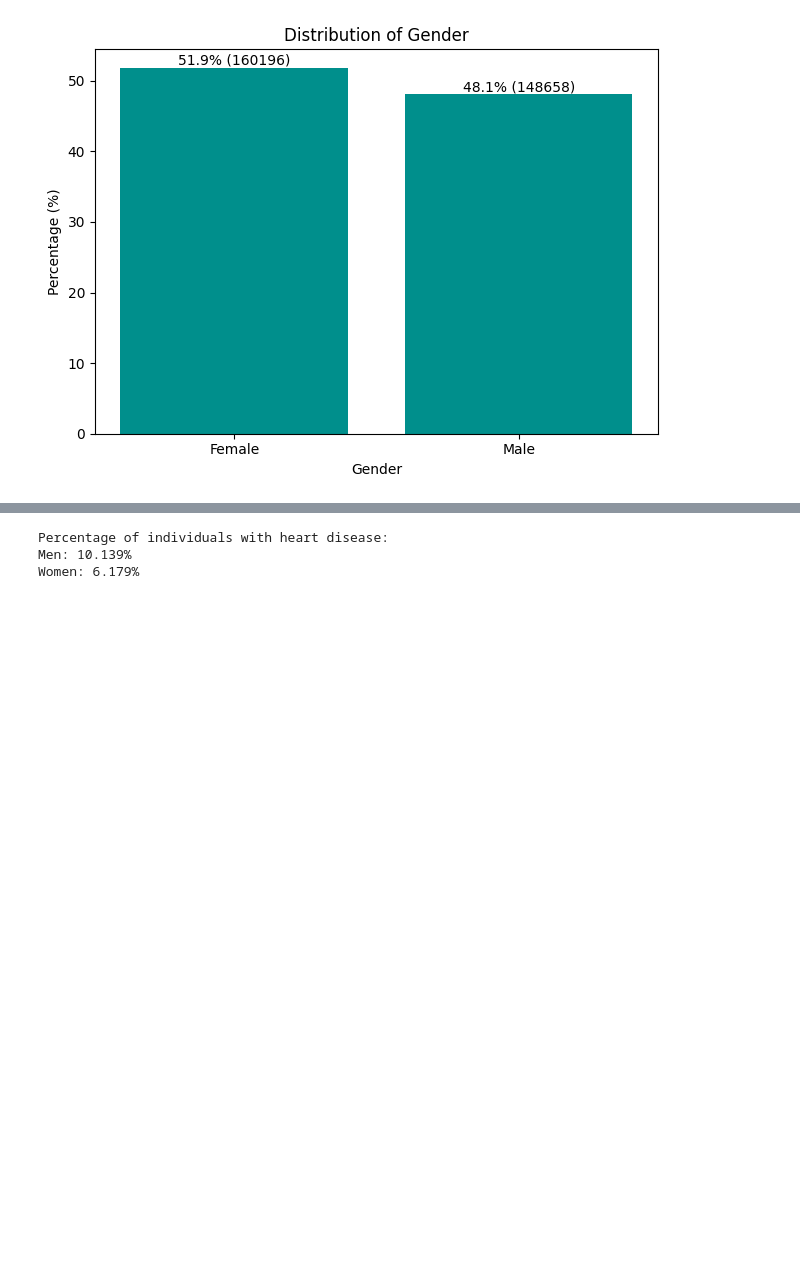
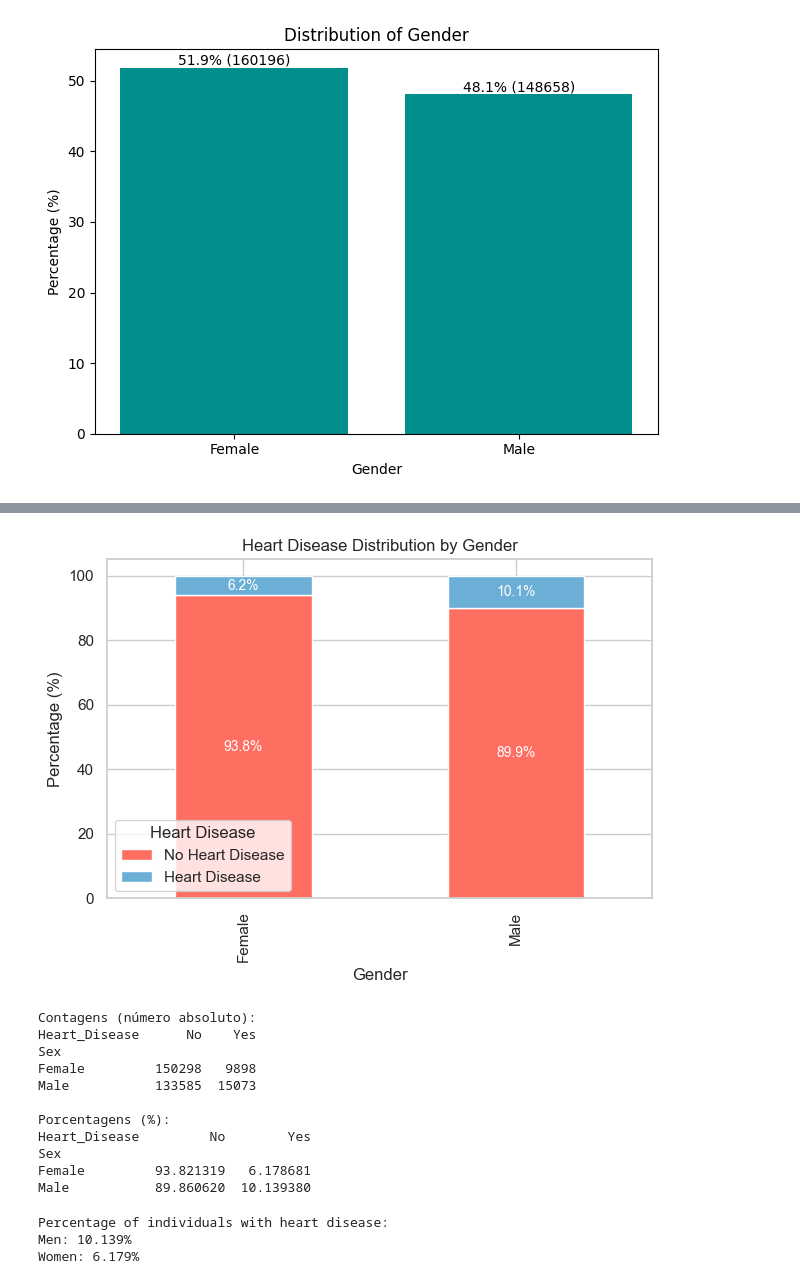
Before and after one commit to Sara18Santos/ProjetoIAA, a Jupyter notebook: Data Analysis.ipynb, the cells around one changed output, grey strips where cells are left out. Drawn from its saved outputs; the diff is of its cells as text; code cells hidden in the pictures; blank space fills up the shorter version.

```diff
--- a/Data Analysis.ipynb
+++ b/Data Analysis.ipynb
@@ -244 +244,38 @@ plt.show()
+# %%
+
+heart_disease_by_sex = df.groupby(['Sex', 'Heart_Disease']).size().unstack()
+heart_disease_percentage = (heart_disease_by_sex.div(heart_disease_by_sex.sum(axis=1), axis=0)) * 100
+
+heart_disease_percentage.plot(kind='bar', stacked=True, color=['#FF6F61', '#6BAED6'])
+plt.xlabel('Gender')
+plt.ylabel('Percentage (%)')
+plt.title('Heart Disease Distribution by Gender')
+plt.legend(['No Heart Disease', 'Heart Disease'], title='Heart Disease')
+
+
+for i, row in enumerate(heart_disease_percentage.values):
+    for j, val in enumerate(row):
+        plt.text(i, sum(row[:j]) + val / 2, f'{val:.1f}%',
+                 ha='center', va='center', color='white', fontsize=10)
+
+plt.tight_layout()
+plt.savefig(os.path.join("visualizations", "heart_disease_by_gender.png"), dpi=300)
+
+plt.show()
+
+print("Contagens (número absoluto):")
+print(heart_disease_by_sex)
+# %% [output]
+[figure, added]
+Contagens (número absoluto):
+Heart_Disease      No    Yes
+Sex
+Female         150298   9898
+Male           133585  15073
+
+Porcentagens (%):
+Heart_Disease         No        Yes
+Sex
+Female         93.821319   6.178681
+Male           89.860620  10.139380
 # %%
```
Also changed, not shown: parts of 4 cells of this notebook, 2 other files.
